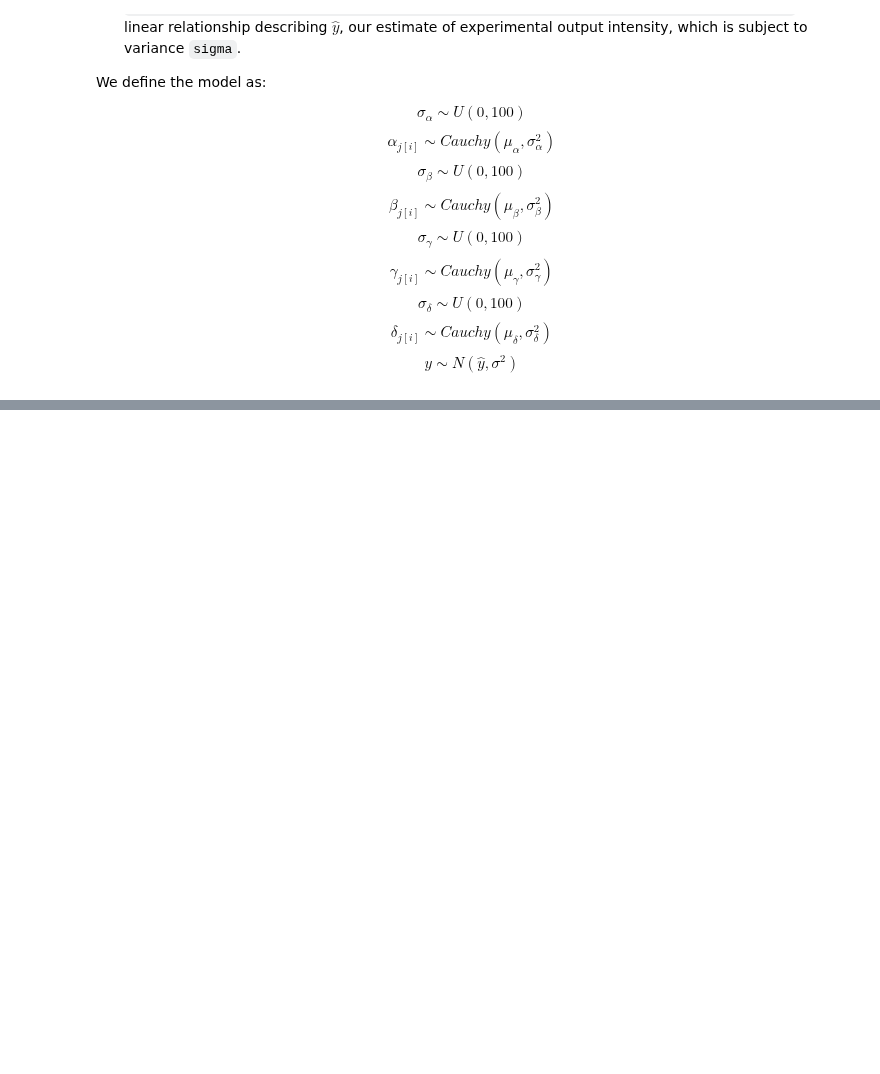
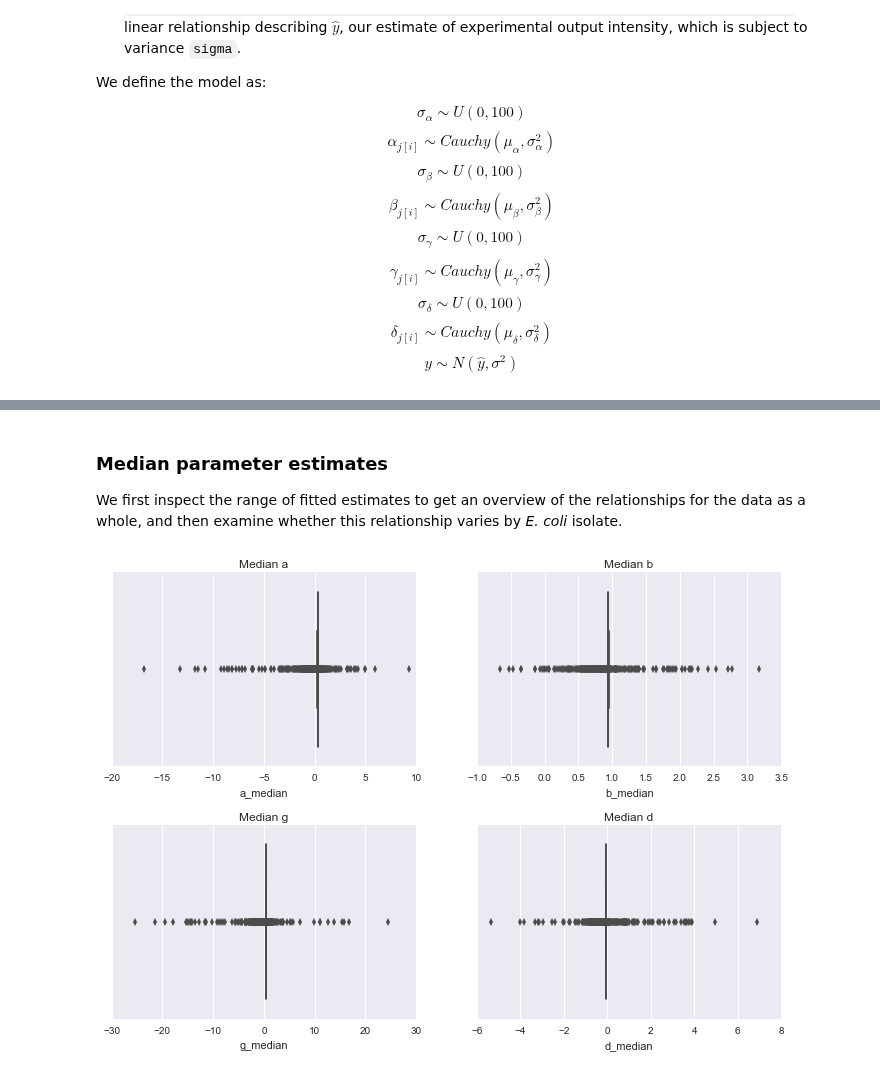
Before and after one commit to widdowquinn/SI_Holmes_etal_2017, a Jupyter notebook: notebooks/02-full_model_fit.ipynb, the cells around one changed output, grey strips where cells are left out. Saved outputs shown, nothing was run; the diff lists cells and outputs as text; code cells hidden in the pictures; blank space fills up the shorter version.

```diff
--- a/notebooks/02-full_model_fit.ipynb
+++ b/notebooks/02-full_model_fit.ipynb
@@ -254,0 +208,5 @@ list(positives['locus_tag'])
+# %%
+# Get summary data for parameter estimates
+# use 'fit' for the model fit directly, and 'df'for loaded pickled data
+estimates = tools.extract_variable_summaries(treatment_fit, 'df', locus_tags)
+estimates.head()
@@ -254,0 +233,9 @@ list(positives['locus_tag'])
+# %% [markdown]
+### Median parameter estimates
+
+We first inspect the range of fitted estimates to get an overview of the relationships for the data as a whole, and then examine whether this relationship varies by *E. coli* isolate.
+# %%
+# Visualise median values for parameter estimates
+tools.boxplot_medians(estimates)
+# %% [output]
+[figure, added]
```
Also changed, not shown: parts of 37 cells of this notebook, 1 other file.
